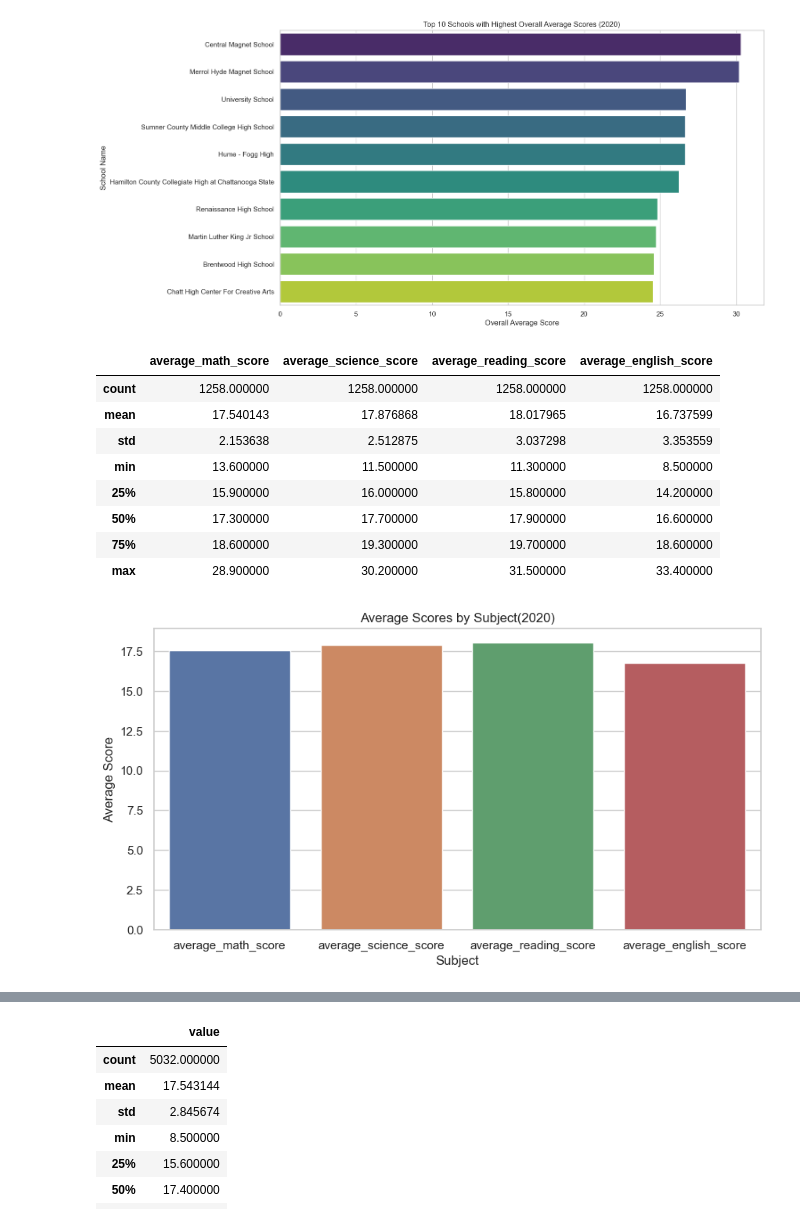
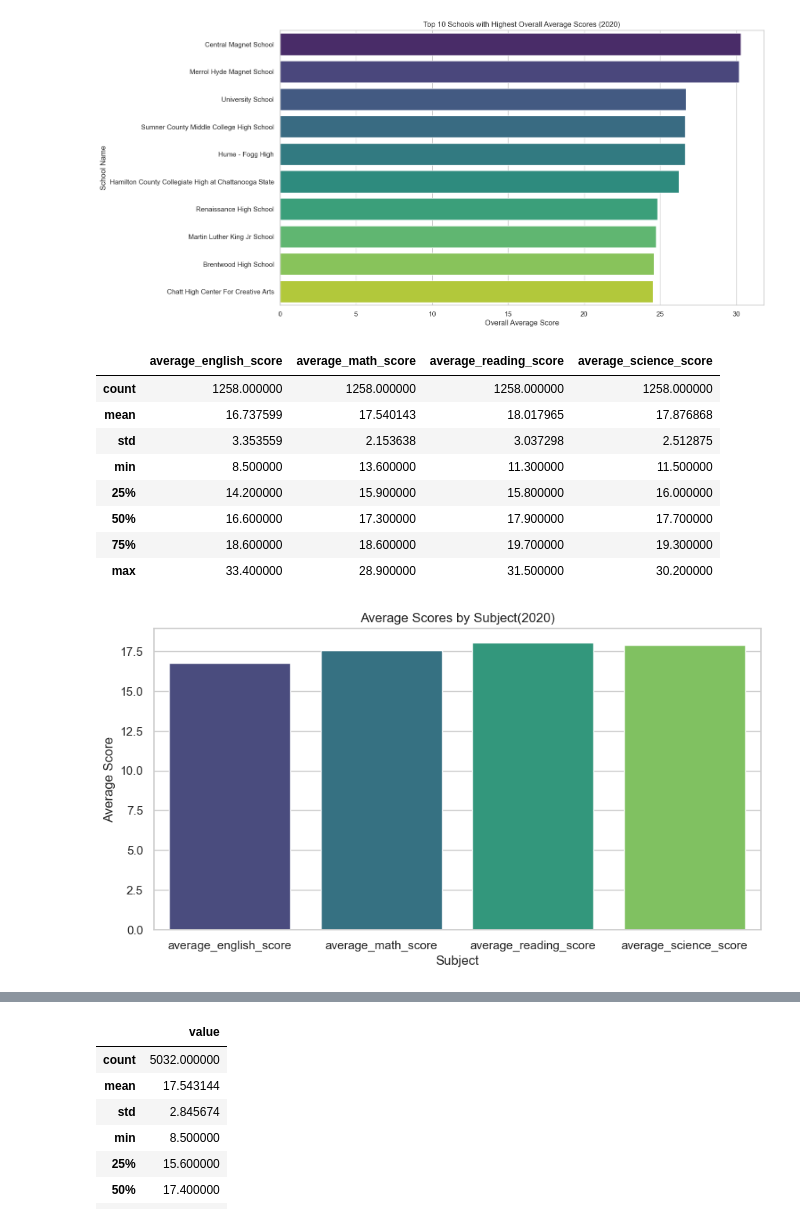
Before and after one commit to prathima220/capstone_project, a Jupyter notebook: notebook/schools_prathima_1.ipynb, the cells around one changed output, grey strips where cells are left out. Saved outputs shown, nothing was run; the diff lists cells and outputs as text; code cells hidden in the pictures.

```diff
--- a/notebook/schools_prathima_1.ipynb
+++ b/notebook/schools_prathima_1.ipynb
@@ -442,23 +417,23 @@ plt.show()
 # %% [output]
 [figure]
 # %%
-subject_stats = R_20[['average_math_score', 'average_science_score', 'average_reading_score', 'average_english_score']].describe()
+subject_stats = R_20[['average_english_score','average_math_score', 'average_reading_score','average_science_score' ]].describe()
 subject_stats
 # %% [output]
-|  | average_math_score | average_science_score | average_reading_score | average_english_score |
+|  | average_english_score | average_math_score | average_reading_score | average_science_score |
 | count | 1258.000000 | 1258.000000 | 1258.000000 | 1258.000000 |
-| mean | 17.540143 | 17.876868 | 18.017965 | 16.737599 |
-| std | 2.153638 | 2.512875 | 3.037298 | 3.353559 |
-| min | 13.600000 | 11.500000 | 11.300000 | 8.500000 |
-| 25% | 15.900000 | 16.000000 | 15.800000 | 14.200000 |
-| 50% | 17.300000 | 17.700000 | 17.900000 | 16.600000 |
-| 75% | 18.600000 | 19.300000 | 19.700000 | 18.600000 |
-| max | 28.900000 | 30.200000 | 31.500000 | 33.400000 |
+| mean | 16.737599 | 17.540143 | 18.017965 | 17.876868 |
+| std | 3.353559 | 2.153638 | 3.037298 | 2.512875 |
+| min | 8.500000 | 13.600000 | 11.300000 | 11.500000 |
+| 25% | 14.200000 | 15.900000 | 15.800000 | 16.000000 |
+| 50% | 16.600000 | 17.300000 | 17.900000 | 17.700000 |
+| 75% | 18.600000 | 18.600000 | 19.700000 | 19.300000 |
+| max | 33.400000 | 28.900000 | 31.500000 | 30.200000 |
 # %%
 plt.figure(figsize=(10, 5))
-sns.barplot(x=subject_stats.columns, y=subject_stats.loc['mean'])
+sns.barplot(x=subject_stats.columns, y=subject_stats.loc['mean'], palette='viridis')
 plt.title('Average Scores by Subject(2020)')
 plt.xlabel('Subject')
 plt.ylabel('Average Score');
 # %% [output]
-[figure, old version]
+[figure, new version]
```
Also changed, not shown: parts of 43 cells of this notebook, 36 other files.
